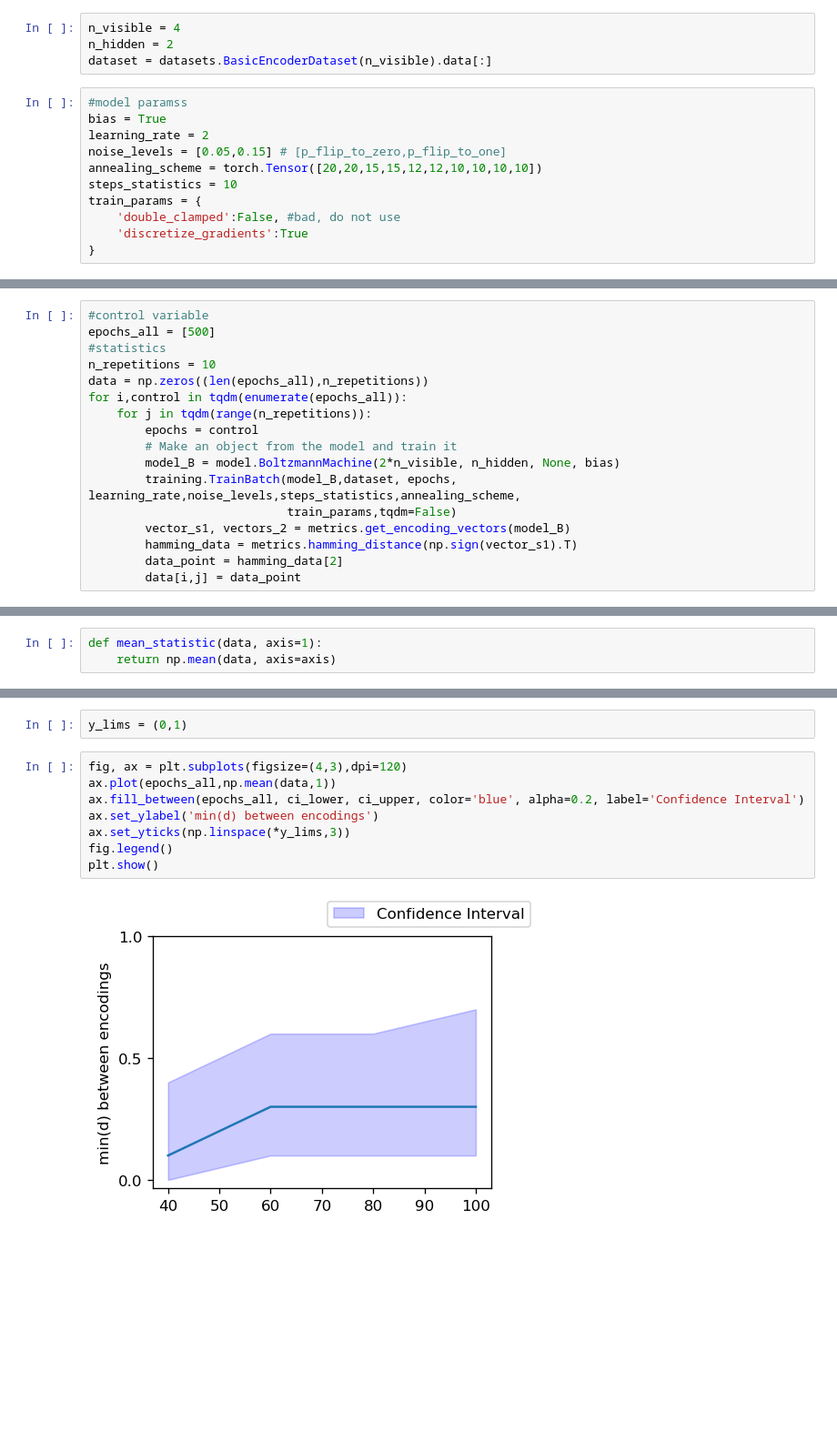
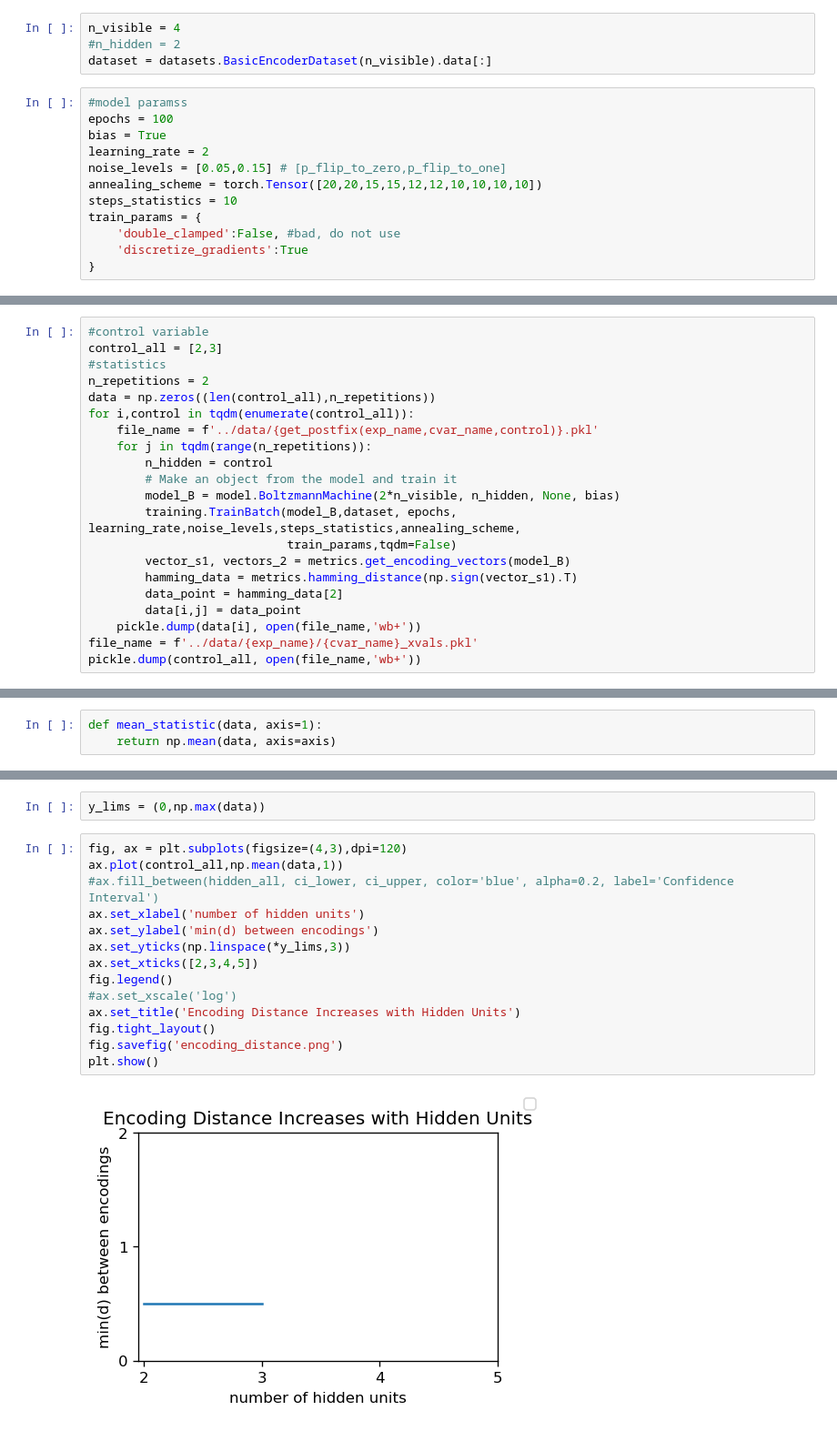
Before and after one commit to Dacasil/boltzmannMPIDS, a Jupyter notebook: notebooks/stats.ipynb, the cells around one changed output, grey strips where cells are left out. Shown at 91% size. Cells and saved outputs as stored; diff of their text form; blank space fills up the shorter version.

```diff
--- a/notebooks/stats.ipynb
+++ b/notebooks/stats.ipynb
@@ -30,9 +22,10 @@ def VisualizeReconstruction(original, reconstructed):
 # %%
 n_visible = 4
-n_hidden = 2
+#n_hidden = 2
 dataset = datasets.BasicEncoderDataset(n_visible).data[:]
 # %%
 #model paramss
+epochs = 100
 bias = True
 learning_rate = 2
 noise_levels = [0.05,0.15] # [p_flip_to_zero,p_flip_to_one]
@@ -45,12 +41,13 @@ train_params = {
 # %%
 #control variable
-epochs_all = [500]
+control_all = [2,3]
 #statistics
-n_repetitions = 10
-data = np.zeros((len(epochs_all),n_repetitions))
-for i,control in tqdm(enumerate(epochs_all)):
+n_repetitions = 2
+data = np.zeros((len(control_all),n_repetitions))
+for i,control in tqdm(enumerate(control_all)):
+    file_name = f'../data/{get_postfix(exp_name,cvar_name,control)}.pkl'
     for j in tqdm(range(n_repetitions)):
-        epochs = control
+        n_hidden = control
         # Make an object from the model and train it
         model_B = model.BoltzmannMachine(2*n_visible, n_hidden, None, bias)
         training.TrainBatch(model_B,dataset, epochs, learning_rate,noise_levels,steps_statistics,annealing_scheme,
@@ -59,4 +56,7 @@ for i,control in tqdm(enumerate(epochs_all)):
         hamming_data = metrics.hamming_distance(np.sign(vector_s1).T)
         data_point = hamming_data[2]
         data[i,j] = data_point
+    pickle.dump(data[i], open(file_name,'wb+'))
+file_name = f'../data/{exp_name}/{cvar_name}_xvals.pkl'
+pickle.dump(control_all, open(file_name,'wb+'))
 # %%
@@ -76,12 +76,18 @@ ci_lower,ci_upper = means_bs.confidence_interval
 # %%
-y_lims = (0,1)
+y_lims = (0,np.max(data))
 # %%
 fig, ax = plt.subplots(figsize=(4,3),dpi=120)
-ax.plot(epochs_all,np.mean(data,1))
-ax.fill_between(epochs_all, ci_lower, ci_upper, color='blue', alpha=0.2, label='Confidence Interval')
+ax.plot(control_all,np.mean(data,1))
+#ax.fill_between(hidden_all, ci_lower, ci_upper, color='blue', alpha=0.2, label='Confidence Interval')
+ax.set_xlabel('number of hidden units')
 ax.set_ylabel('min(d) between encodings')
 ax.set_yticks(np.linspace(*y_lims,3))
+ax.set_xticks([2,3,4,5])
 fig.legend()
+#ax.set_xscale('log')
+ax.set_title('Encoding Distance Increases with Hidden Units')
+fig.tight_layout()
+fig.savefig('encoding_distance.png')
 plt.show()
 # %% [output]
-[figure, old version]
+[figure, new version]
```
Also changed, not shown: parts of 6 cells of this notebook, 4 other files.
